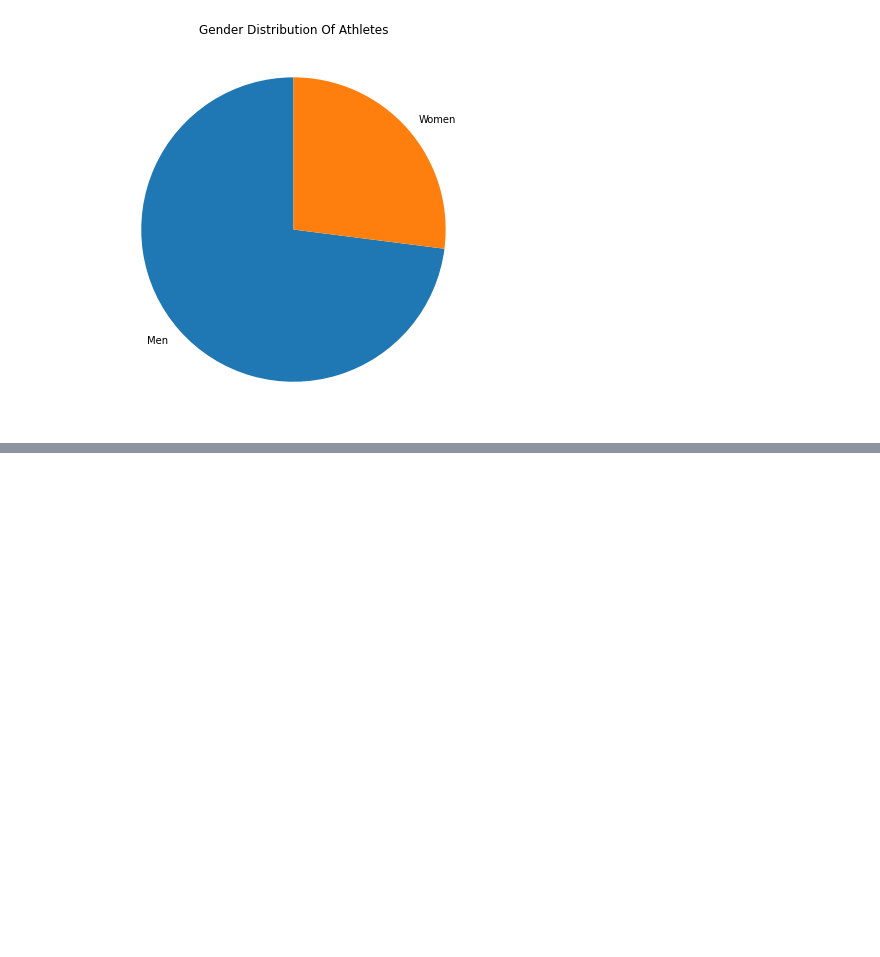
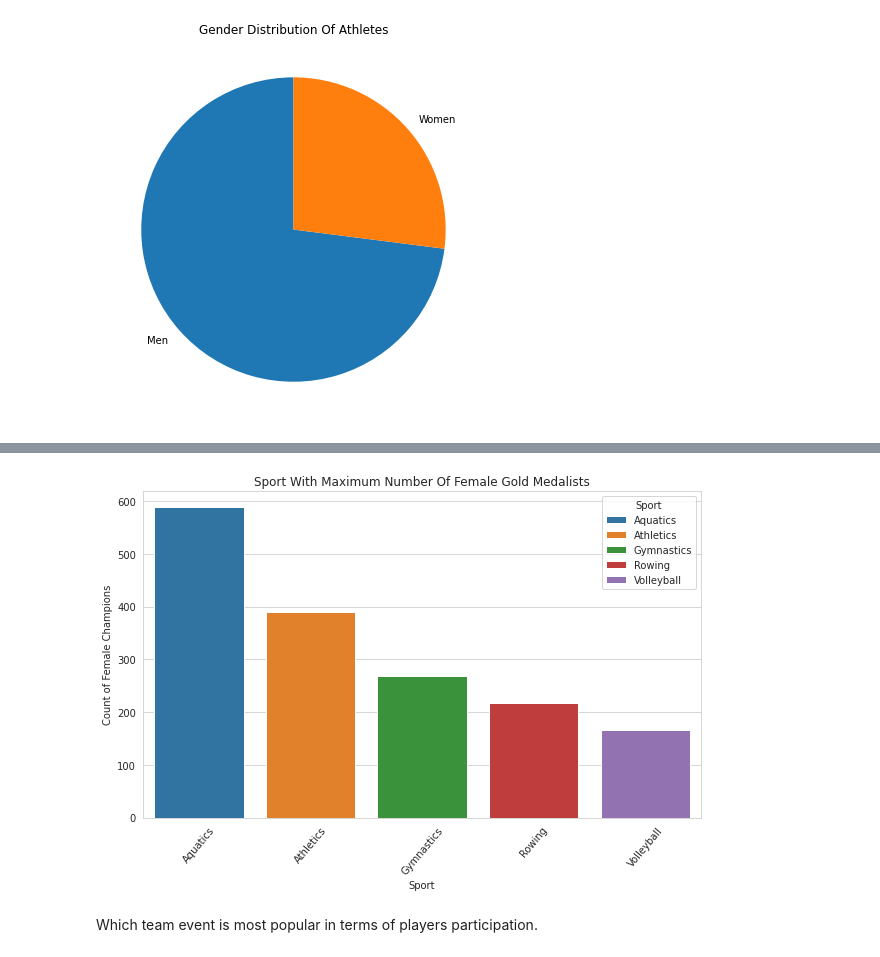
Before and after one commit to divediamic530/Olymplic_Data_analysis, a Jupyter notebook: main.ipynb, the cells around one changed output, grey strips where cells are left out. Saved outputs shown, nothing was run; the diff lists cells and outputs as text; code cells hidden in the pictures; blank space fills up the shorter version.

```diff
--- a/main.ipynb
+++ b/main.ipynb
@@ -165,0 +308,5 @@ plt.pie(gendis, labels=gendis.index,startangle=90);
+# %%
+#Which Event has most Numbers of Female Champions(Gold medalists).
+F_medal = data [(data ["Medal"] == "Gold") & (data ["Gender"] == "Women")][["Sport", "Medal"]]
+F_medal = F_medal.value_counts(["Sport"]).reset_index(name = "Count of Gold Medals")[:5]
+F_medal
@@ -165,0 +320,13 @@ plt.pie(gendis, labels=gendis.index,startangle=90);
+# %%
+sns.set_style('whitegrid')
+matplotlib.rcParams['figure.figsize'] = (10,6)
+
+plt.title("Sport With Maximum Number Of Female Gold Medalists")
+barplot = sns.barplot(data=F_medal, x="Sport", y="Count of Gold Medals", hue="Sport", palette="tab10", dodge=False)
+barplot.set_xticklabels(rotation=50, labels=F_medal.Sport)
+plt.ylabel("Count of Female Champions")
+plt.show()
+# %% [output]
+[figure, added]
+# %% [markdown]
+Which team event is most popular in terms of players participation.
```
Also changed, not shown: parts of 31 cells of this notebook.
